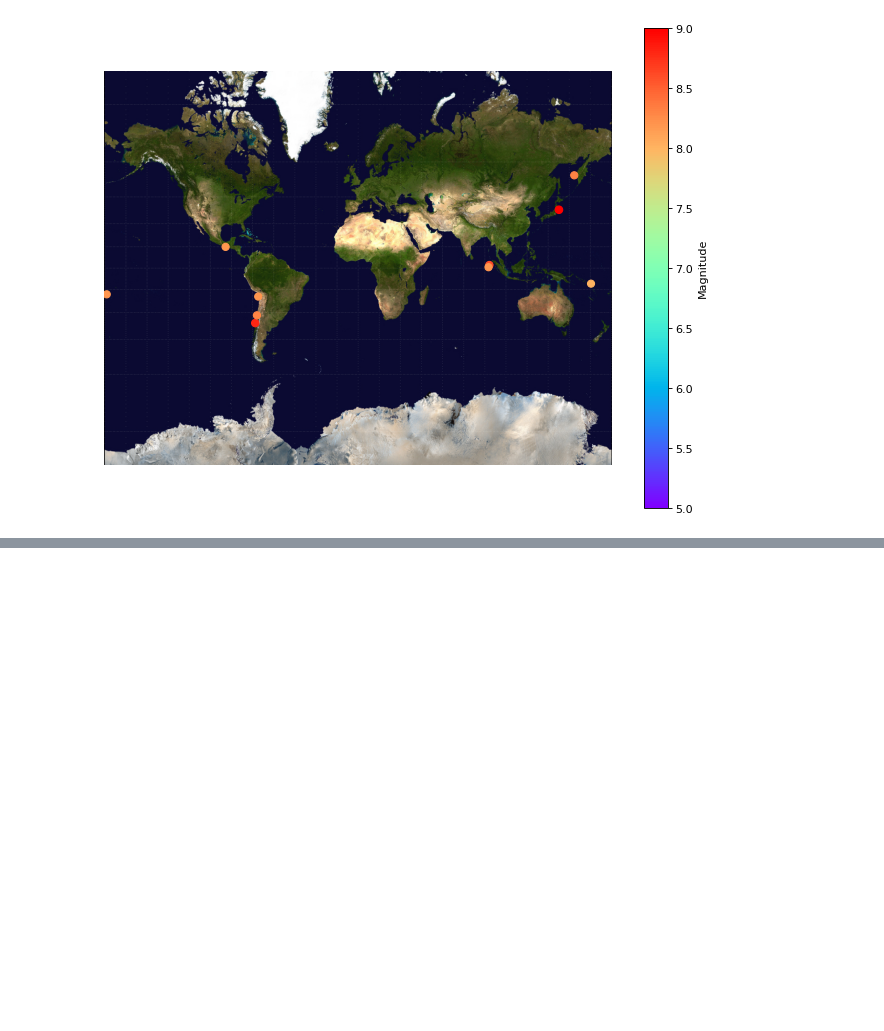
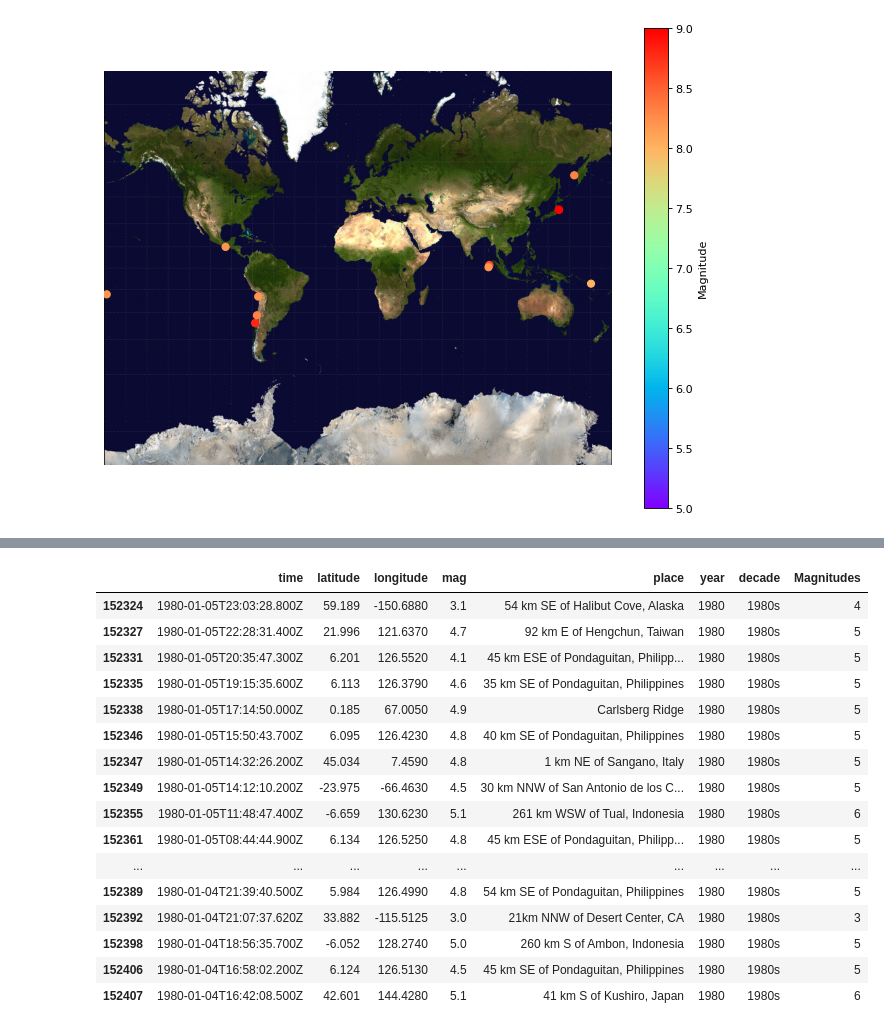
Before and after one commit to 86burke/shockwave, a Jupyter notebook: stan/shockwave.ipynb, the cells around one changed output, grey strips where cells are left out. Cells and saved outputs as stored; diff of their text form; code cells hidden in the pictures; blank space fills up the shorter version.

```diff
--- a/stan/shockwave.ipynb
+++ b/stan/shockwave.ipynb
@@ -330,3 +379,23 @@ plt.show()
+# %%
+eighties.head(20)
+# %% [output]
+|  | time | latitude | longitude | mag | place | year | decade | Magnitudes |
+| 152324 | 1980-01-05T23:03:28.800Z | 59.189 | -150.6880 | 3.1 | 54 km SE of Halibut Cove, Alaska | 1980 | 1980s | 4 |
+| 152327 | 1980-01-05T22:28:31.400Z | 21.996 | 121.6370 | 4.7 | 92 km E of Hengchun, Taiwan | 1980 | 1980s | 5 |
+| 152331 | 1980-01-05T20:35:47.300Z | 6.201 | 126.5520 | 4.1 | 45 km ESE of Pondaguitan, Philipp... | 1980 | 1980s | 5 |
+| 152335 | 1980-01-05T19:15:35.600Z | 6.113 | 126.3790 | 4.6 | 35 km SE of Pondaguitan, Philippines | 1980 | 1980s | 5 |
+| 152338 | 1980-01-05T17:14:50.000Z | 0.185 | 67.0050 | 4.9 | Carlsberg Ridge | 1980 | 1980s | 5 |
+| 152346 | 1980-01-05T15:50:43.700Z | 6.095 | 126.4230 | 4.8 | 40 km SE of Pondaguitan, Philippines | 1980 | 1980s | 5 |
+| 152347 | 1980-01-05T14:32:26.200Z | 45.034 | 7.4590 | 4.8 | 1 km NE of Sangano, Italy | 1980 | 1980s | 5 |
+| 152349 | 1980-01-05T14:12:10.200Z | -23.975 | -66.4630 | 4.5 | 30 km NNW of San Antonio de los C... | 1980 | 1980s | 5 |
+| 152355 | 1980-01-05T11:48:47.400Z | -6.659 | 130.6230 | 5.1 | 261 km WSW of Tual, Indonesia | 1980 | 1980s | 6 |
+| 152361 | 1980-01-05T08:44:44.900Z | 6.134 | 126.5250 | 4.8 | 45 km ESE of Pondaguitan, Philipp... | 1980 | 1980s | 5 |
+| ... | ... | ... | ... | ... | ... | ... | ... | ... |
+| 152389 | 1980-01-04T21:39:40.500Z | 5.984 | 126.4990 | 4.8 | 54 km SE of Pondaguitan, Philippines | 1980 | 1980s | 5 |
+| 152392 | 1980-01-04T21:07:37.620Z | 33.882 | -115.5125 | 3.0 | 21km NNW of Desert Center, CA | 1980 | 1980s | 3 |
+| 152398 | 1980-01-04T18:56:35.700Z | -6.052 | 128.2740 | 5.0 | 260 km S of Ambon, Indonesia | 1980 | 1980s | 5 |
+| 152406 | 1980-01-04T16:58:02.200Z | 6.124 | 126.5130 | 4.5 | 45 km SE of Pondaguitan, Philippines | 1980 | 1980s | 5 |
+| 152407 | 1980-01-04T16:42:08.500Z | 42.601 | 144.4280 | 5.1 | 41 km S of Kushiro, Japan | 1980 | 1980s | 6 |
 # %%
 locations = top10_quakes_all[['latitude', 'longitude']]
 weights = top10_quakes_all['mag']
```
Also changed, not shown: parts of 4 cells of this notebook.
